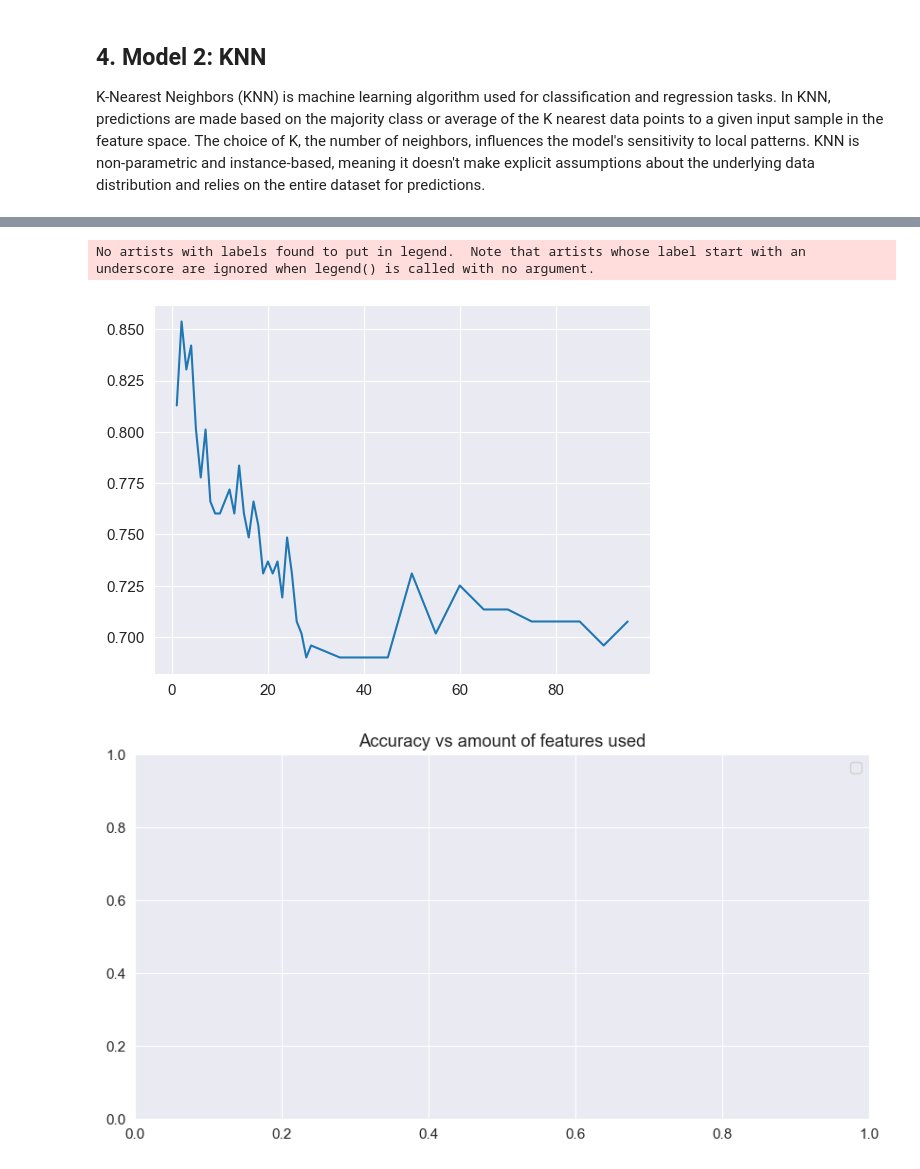
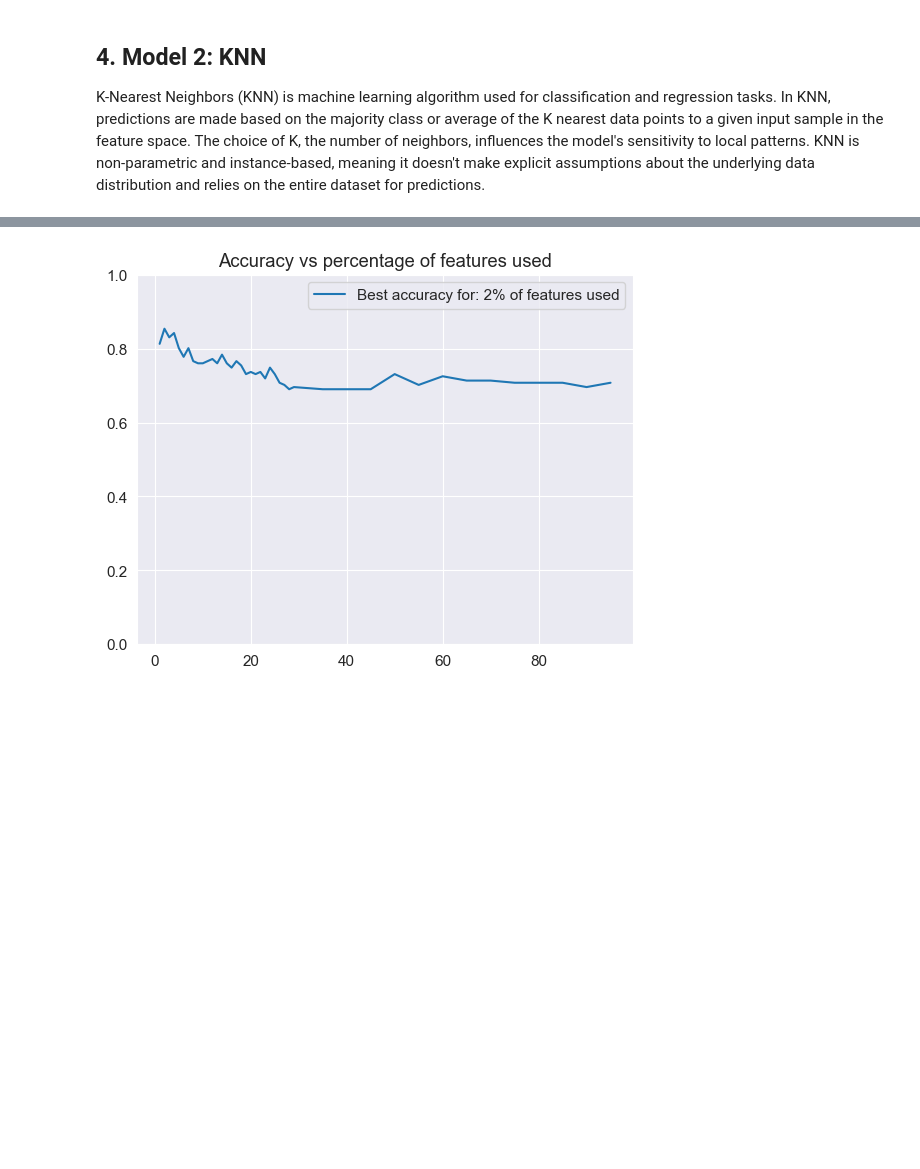
Before and after one commit to IA-DS-G4/LAB, a Jupyter notebook: pyradiomics/pyradiomics.ipynb, the cells around one changed output, grey strips where cells are left out. Cells and saved outputs as stored; diff of their text form; code cells hidden in the pictures; blank space fills up the shorter version.

```diff
--- a/pyradiomics/pyradiomics.ipynb
+++ b/pyradiomics/pyradiomics.ipynb
@@ -336,10 +336,10 @@ def feature_amount(X,Y,test_size, feature_prop):
         max_acc = np.argmax(acc_array)
         best_perf = feature_prop[max_acc]
     #plotting
-    plt.plot(feature_prop,acc_array, label='Best accuracy for: {} features used'.format(best_perf))
+    plt.plot(feature_prop,acc_array, label='Best accuracy for: {}% features used'.format(best_perf))
+    plt.ylim(0,1)
     plt.legend()
-    plt.title('Accuracy vs amount of features used')
-    plt.ylim(0,1)
+    plt.title('Accuracy vs percentage of features used')
     plt.show()
 
 # here we experiment which amount of features is the optimal amount for est accuracy
@@ -360,12 +360,12 @@ first_30 = np.arange(1,30,1)
 last = np.arange(35,100,5)
 feature_prop = np.append(first_30,last)
 test_size= 0.2
-n_neighbours=5
+n_neighbors=5
 # %%
-def KNN(X,Y,iterations, test_size,n_neighbours):
+def KNN(X,Y,iterations, test_size,n_neighbors):
     e = np.arange(0, iterations)
     acc_array = np.array([])
-    model = KNeighborsClassifier(n_neighbors=n_neighbours)
+    model = KNeighborsClassifier(n_neighbors=n_neighbors)
     for i in e:
         # divide training and test data
         X_train, X_test, y_train, y_test = train_test_split(X, Y, test_size=test_size)
@@ -384,16 +384,16 @@ def KNN(X,Y,iterations, test_size,n_neighbours):
     plt.rcParams['font.size'] = '11'
     #plt.figure(figsize=(8, 6), dpi=1000)
     plt.title('Accuracy per iteration, ' + "Dataset size: " + str(len(X)) + ' Nodules')
-    plt.legend()
     plt.xlabel('Iteration')
     plt.ylabel('accuracy')
     plt.ylim(-0.05, 1.05)
     plt.axhline(mean_acc, color='red', linestyle='dashed', label='Mean accuracy')
+    plt.legend()
     plt.show()
 
-def feature_amount(X,Y, feature_prop,test_size,n_neighbours):
+def feature_amount(X,Y, feature_prop,test_size,n_neighbors):
     acc_array = []
-    model =  KNeighborsClassifier(n_neighbours)
+    model =  KNeighborsClassifier(n_neighbors=n_neighbors)
     for p in feature_prop:
         X_new, f_statistic, p_values = f_selection_Percentile(X_all,Y,p)
         X_train, X_test, y_train, y_test = train_test_split(X_new, Y, test_size=test_size, random_state=1)
@@ -403,16 +403,13 @@ def feature_amount(X,Y, feature_prop,test_size,n_neighbours):
         acc_array = np.append(acc_array, accuracy)
     #plotting
     max_acc = np.argmax(acc_array)
-    best_perf = feature_prop[max_acc]
-    plt.plot(feature_prop,acc_array, label='Best accuracy for: {}'.format(best_perf))
-    plt.figure(figsize=(10, 5))  # width=10 inches, height=5 inches
+    best_perf = feature_prop[max_acc] # print hyperparameter with best accuracy
+    plt.plot(feature_prop,acc_array, label='Best accuracy for: {}% of features used'.format(best_perf))
+    plt.ylim(0,1)
+    plt.title('Accuracy vs percentage of features used')
     plt.legend()
-    plt.title('Accuracy vs amount of features used')
-    plt.ylim(0,1)
     plt.show()
 
-KNN(X,Y,100, test_size,n_neighbors=10)
-feature_amount(X,Y,feature_prop)
-
-neighbours_test_set = np.arange(1,10)
+KNN(X,Y,100, test_size,14)
+feature_amount(X,Y,feature_prop,test_size, n_neighbors)
 # %% [output]
@@ -420,4 +417,2 @@ neighbours_test_set = np.arange(1,10)
-No artists with labels found to put in legend.  Note that artists whose label start with an underscore are ignored when legend() is called with no argument.
-[figure, old version]
+[figure, new version]
-[figure, removed]
 # %%
```
Also changed, not shown: parts of 4 cells of this notebook.
